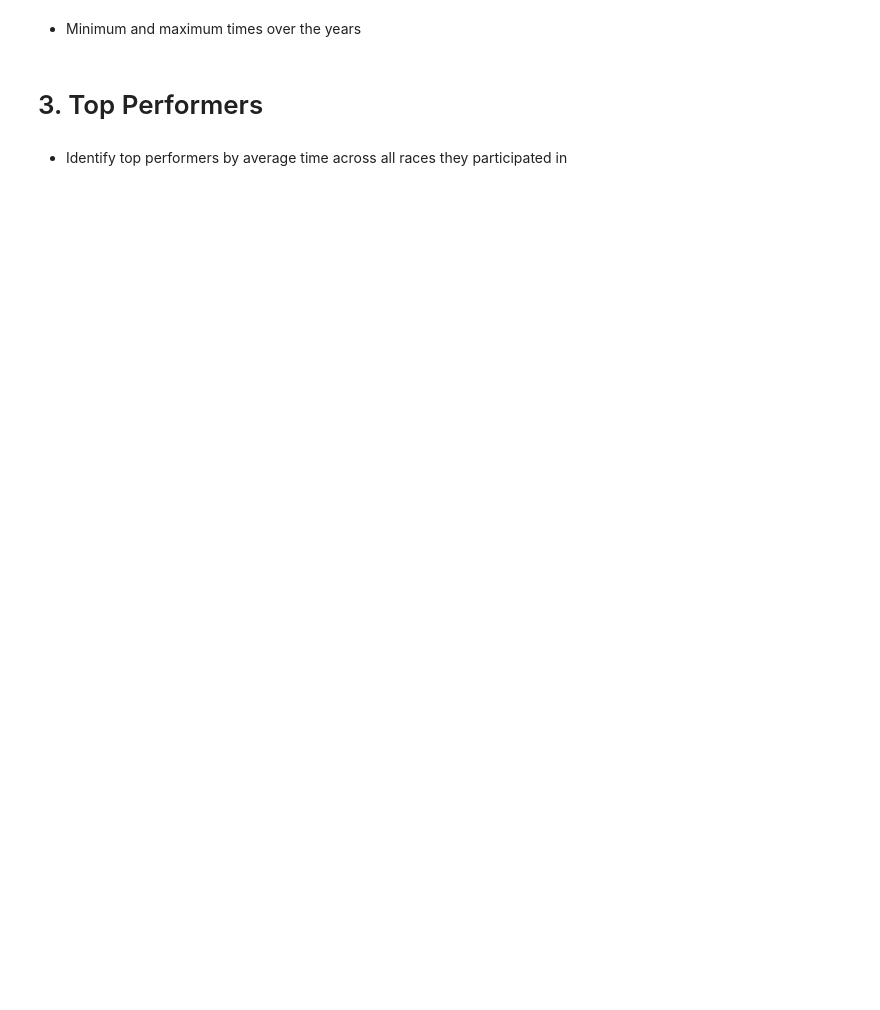
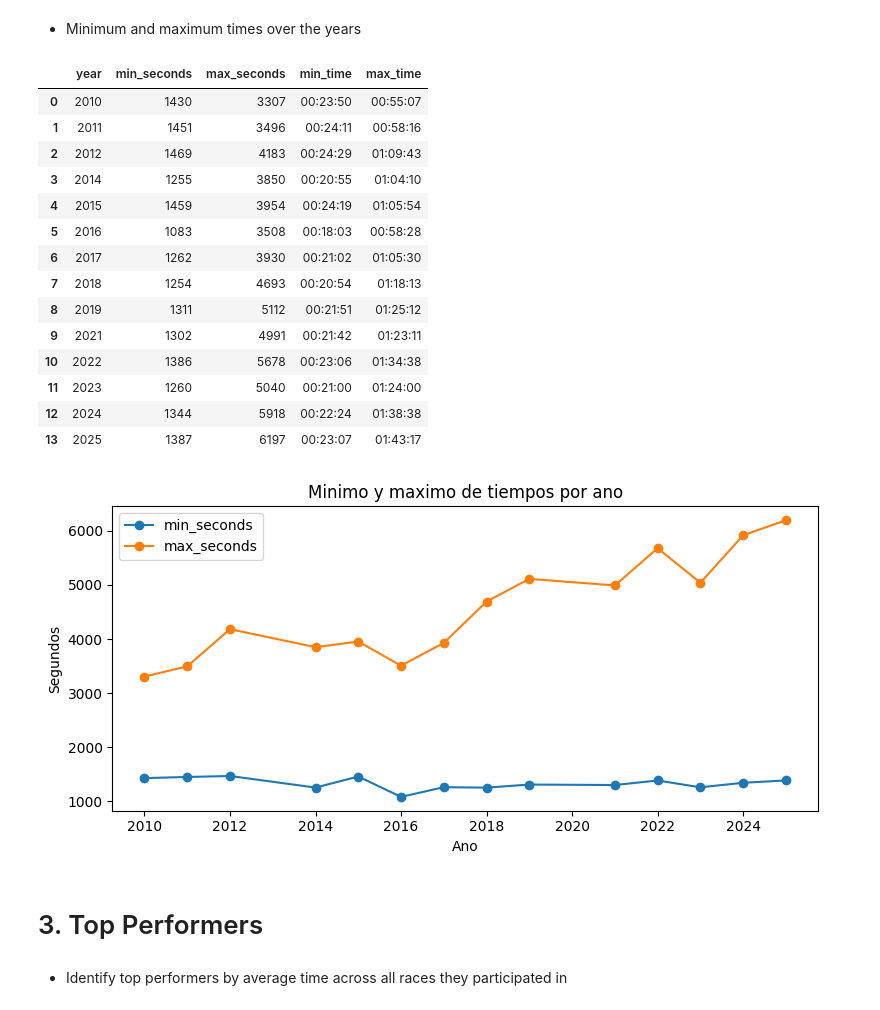
Before and after one commit to ivaanleeal/Task_3.3_Race_Analysis_Platform, a Jupyter notebook: analysis/Analysis.ipynb, the cells around one changed output. Saved outputs shown, nothing was run; the diff lists cells and outputs as text; code cells hidden in the pictures; blank space fills up the shorter version.

```diff
--- a/analysis/Analysis.ipynb
+++ b/analysis/Analysis.ipynb
@@ -15,5 +273,44 @@
 # %% [markdown]
 - Minimum and maximum times over the years
+# %%
+extremes_by_year = (
+    df_valid.groupby("year")
+    .agg(min_seconds=("time_seconds", "min"), max_seconds=("time_seconds", "max"))
+    .reset_index()
+    .sort_values("year")
+)
+extremes_by_year["min_time"] = extremes_by_year["min_seconds"].apply(seconds_to_hms)
+extremes_by_year["max_time"] = extremes_by_year["max_seconds"].apply(seconds_to_hms)
+
+
+display(extremes_by_year)
+
+
+ax = extremes_by_year.plot(
+    x="year", y=["min_seconds", "max_seconds"], kind="line", marker="o", figsize=(8, 4)
+)
+ax.set_title("Minimo y maximo de tiempos por ano")
+ax.set_xlabel("Ano")
+ax.set_ylabel("Segundos")
+plt.tight_layout()
+plt.show()
+# %% [output]
+|  | year | min_seconds | max_seconds | min_time | max_time |
+| 0 | 2010 | 1430 | 3307 | 00:23:50 | 00:55:07 |
+| 1 | 2011 | 1451 | 3496 | 00:24:11 | 00:58:16 |
+| 2 | 2012 | 1469 | 4183 | 00:24:29 | 01:09:43 |
+| 3 | 2014 | 1255 | 3850 | 00:20:55 | 01:04:10 |
+| 4 | 2015 | 1459 | 3954 | 00:24:19 | 01:05:54 |
+| 5 | 2016 | 1083 | 3508 | 00:18:03 | 00:58:28 |
+| 6 | 2017 | 1262 | 3930 | 00:21:02 | 01:05:30 |
+| 7 | 2018 | 1254 | 4693 | 00:20:54 | 01:18:13 |
+| 8 | 2019 | 1311 | 5112 | 00:21:51 | 01:25:12 |
+| 9 | 2021 | 1302 | 4991 | 00:21:42 | 01:23:11 |
+| 10 | 2022 | 1386 | 5678 | 00:23:06 | 01:34:38 |
+| 11 | 2023 | 1260 | 5040 | 00:21:00 | 01:24:00 |
+| 12 | 2024 | 1344 | 5918 | 00:22:24 | 01:38:38 |
+| 13 | 2025 | 1387 | 6197 | 00:23:07 | 01:43:17 |
+[figure, added]
 # %% [markdown]
 # 3. Top Performers
 # %% [markdown]
```
Also changed, not shown: parts of 12 cells of this notebook, 1 other file.
